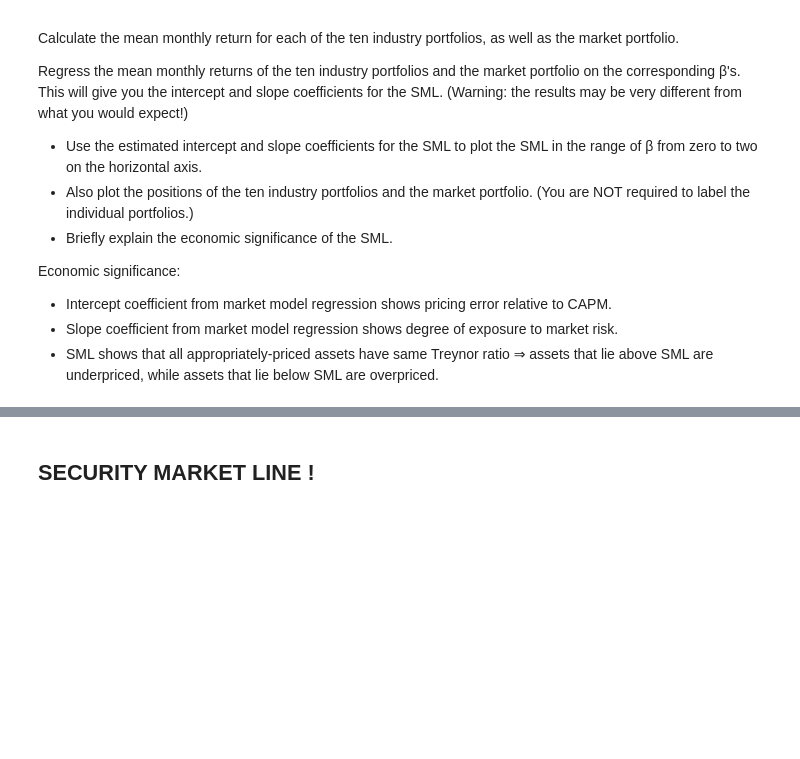
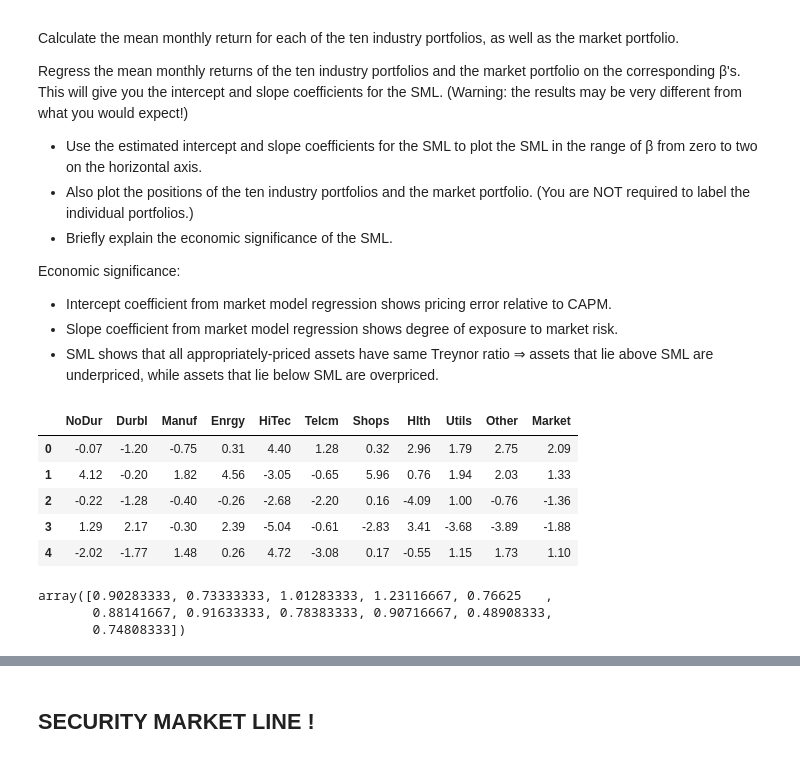
Before and after one commit to kilowiski/qf600, a Jupyter notebook: assignment_2/assignment2.ipynb, the cells around one changed output, grey strips where cells are left out. Drawn from its saved outputs; the diff is of its cells as text; code cells hidden in the pictures; blank space fills up the shorter version.

```diff
--- a/assignment_2/assignment2.ipynb
+++ b/assignment_2/assignment2.ipynb
@@ -39,12 +39,26 @@ R_f = 0.13
 # %%
 # load data
 industry_portfolio_df = pd.read_excel("Industry_Portfolios.xlsx")
 industry_portfolio_df = industry_portfolio_df.drop(["Date"], axis=1)
 market_portfolio_df = pd.read_excel("Market_Portfolio.xlsx")
 market_portfolio_df = market_portfolio_df.drop(["Date"], axis=1)
 concated_df = pd.concat([industry_portfolio_df, market_portfolio_df], axis=1)
 concated_df_mean = concated_df.mean().to_numpy()
 concated_excess_df = concated_df - R_f
+concated_excess_df.head()
+# %% [output]
+|  | NoDur | Durbl | Manuf | Enrgy | HiTec | Telcm | Shops | Hlth | Utils | Other | Market |
+| 0 | -0.07 | -1.20 | -0.75 | 0.31 | 4.40 | 1.28 | 0.32 | 2.96 | 1.79 | 2.75 | 2.09 |
+| 1 | 4.12 | -0.20 | 1.82 | 4.56 | -3.05 | -0.65 | 5.96 | 0.76 | 1.94 | 2.03 | 1.33 |
+| 2 | -0.22 | -1.28 | -0.40 | -0.26 | -2.68 | -2.20 | 0.16 | -4.09 | 1.00 | -0.76 | -1.36 |
+| 3 | 1.29 | 2.17 | -0.30 | 2.39 | -5.04 | -0.61 | -2.83 | 3.41 | -3.68 | -3.89 | -1.88 |
+| 4 | -2.02 | -1.77 | 1.48 | 0.26 | 4.72 | -3.08 | 0.17 | -0.55 | 1.15 | 1.73 | 1.10 |
+# %%
+concated_df_mean
+# %% [output]
+array([0.90283333, 0.73333333, 1.01283333, 1.23116667, 0.76625   ,
+       0.88141667, 0.91633333, 0.78383333, 0.90716667, 0.48908333,
+       0.74808333])
 # %%
 # regression for market model
 market_model_result = []
```
Also changed, not shown: parts of 3 cells of this notebook.
